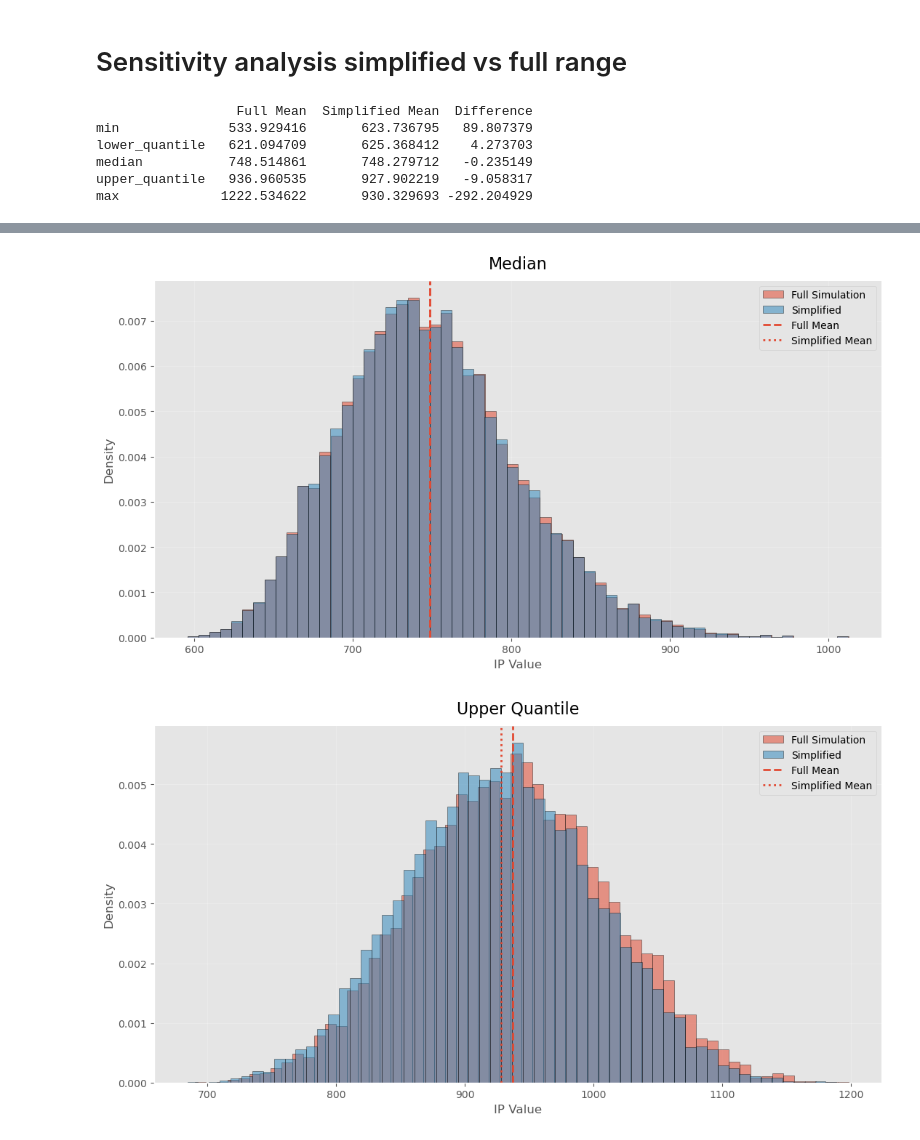
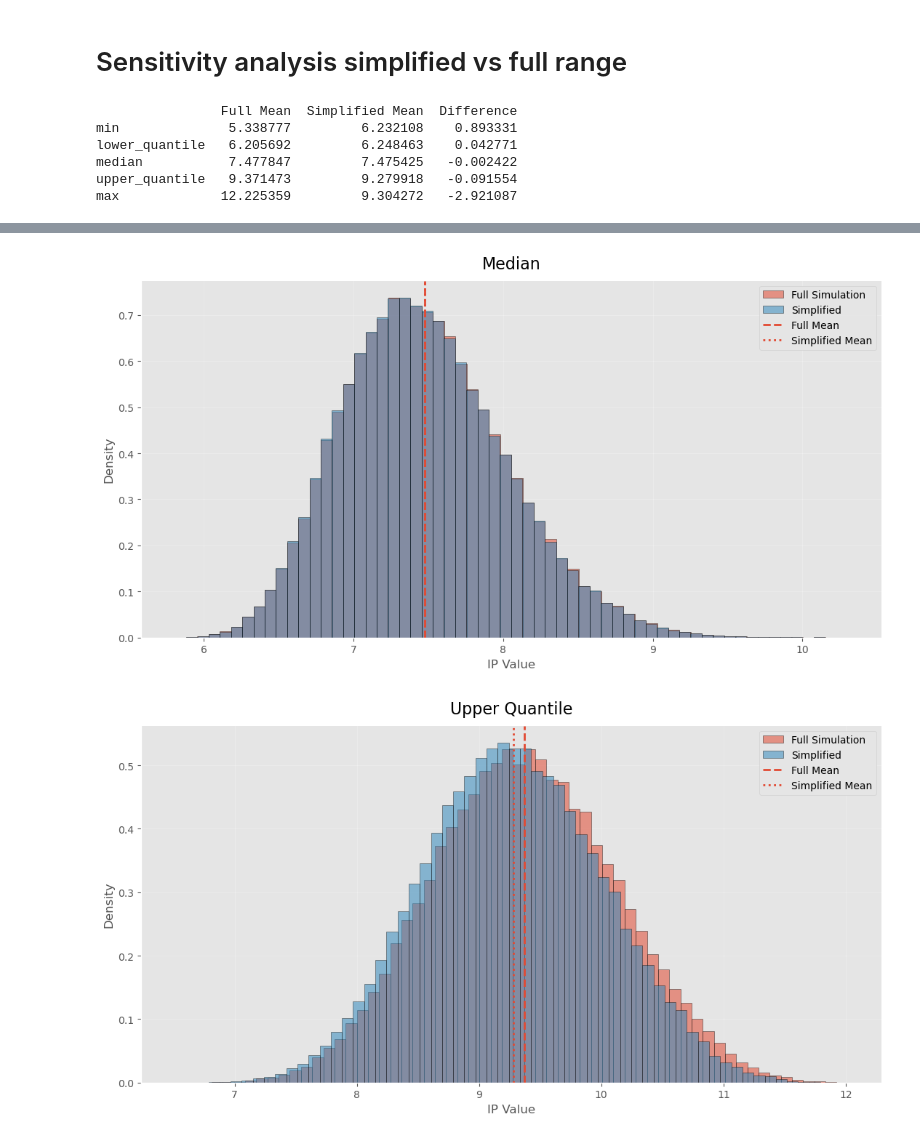
Before and after one commit to dadmehrdi/Random, a Jupyter notebook: Sensitivity Analysis.ipynb, the cells around one changed output, grey strips where cells are left out. Cells and saved outputs as stored; diff of their text form; code cells hidden in the pictures.

```diff
--- a/Sensitivity Analysis.ipynb
+++ b/Sensitivity Analysis.ipynb
@@ -12,7 +12,7 @@ def ip_value(
     interest_rate,
     routine_return_rate,
     rnd_pct,
-    initial_income=100,
+    initial_income=1,
     years=100
 ):
     t = np.arange(1, years + 1)
@@ -39,7 +39,7 @@ def run_full_simulation(
     ir_high=0.20,
     growth_rate=0.03,
     rnd_pct=0.10,
-    initial_income=100,
+    initial_income=1,
     years=100
 ):
     rr = np.random.uniform(rr_low, rr_high, n_draws)
@@ -68,7 +68,7 @@ def run_simplified_simulation(
     ir,
     growth_rate=0.03,
     rnd_pct=0.10,
-    initial_income=100,
+    initial_income=1,
     years=100
 ):
     rr_pts = np.quantile(rr, [0.25, 0.50, 0.75])
@@ -93,7 +93,7 @@ def run_simplified_simulation(
     return summary_stats(vals)
 
 def monte_carlo(
-    reps=10000,
+    reps=100000,
     n_draws=30,
     rr_low=0.05,
     rr_high=0.10,
@@ -101,7 +101,7 @@ def monte_carlo(
     ir_high=0.20,
     growth_rate=0.03,
     rnd_pct=0.10,
-    initial_income=100,
+    initial_income=1,
     years=100
 ):
     full_results = []
@@ -188,9 +188,9 @@ for m in metrics:
     plt.tight_layout()
     plt.show()
 # %% [output]
-                  Full Mean  Simplified Mean  Difference
-min              533.929416       623.736795   89.807379
-lower_quantile   621.094709       625.368412    4.273703
-median           748.514861       748.279712   -0.235149
-upper_quantile   936.960535       927.902219   -9.058317
-max             1222.534622       930.329693 -292.204929
+                Full Mean  Simplified Mean  Difference
+min              5.338777         6.232108    0.893331
+lower_quantile   6.205692         6.248463    0.042771
+median           7.477847         7.475425   -0.002422
+upper_quantile   9.371473         9.279918   -0.091554
+max             12.225359         9.304272   -2.921087
@@ -199,2 +199,2 @@ max             1222.534622       930.329693 -292.204929
-[figure, old version]
+[figure, new version]
-[figure, old version]
+[figure, new version]
```
Also changed, not shown: parts of 1 cell of this notebook.
